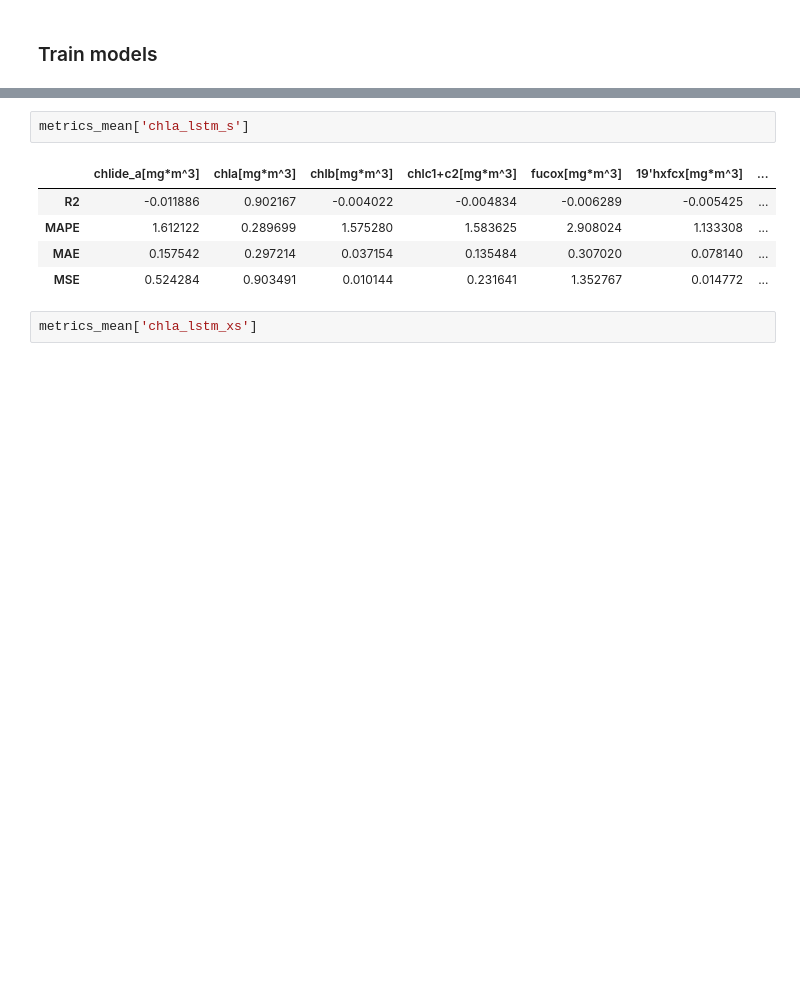
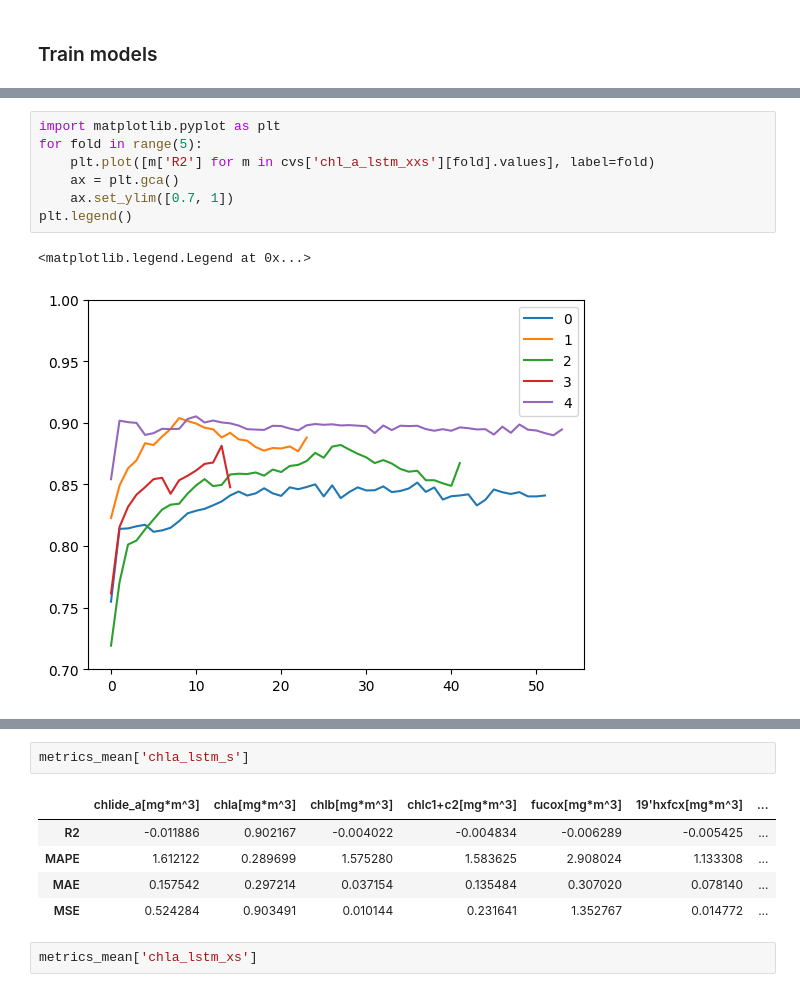
Before and after one commit to Kissyfur/pigment-retrieval-from-olci, a Jupyter notebook: notebooks/training_and_validation/training and evaluation.ipynb, the cells around one changed output, grey strips where cells are left out. Drawn from its saved outputs; the diff is of its cells as text; blank space fills up the shorter version.

```diff
--- a/notebooks/training_and_validation/training and evaluation.ipynb
+++ b/notebooks/training_and_validation/training and evaluation.ipynb
@@ -335,0 +454,10 @@ IndexError: too many indices for array: array is 1-dimensional, but 2 were index
+# %%
+import matplotlib.pyplot as plt
+for fold in range(5):
+    plt.plot([m['R2'] for m in cvs['chl_a_lstm_xxs'][fold].values], label=fold)
+    ax = plt.gca()
+    ax.set_ylim([0.7, 1])
+plt.legend()
+# %% [output]
+<matplotlib.legend.Legend at 0x...>
+[figure, added]
```
Also changed, not shown: parts of 56 cells of this notebook.
